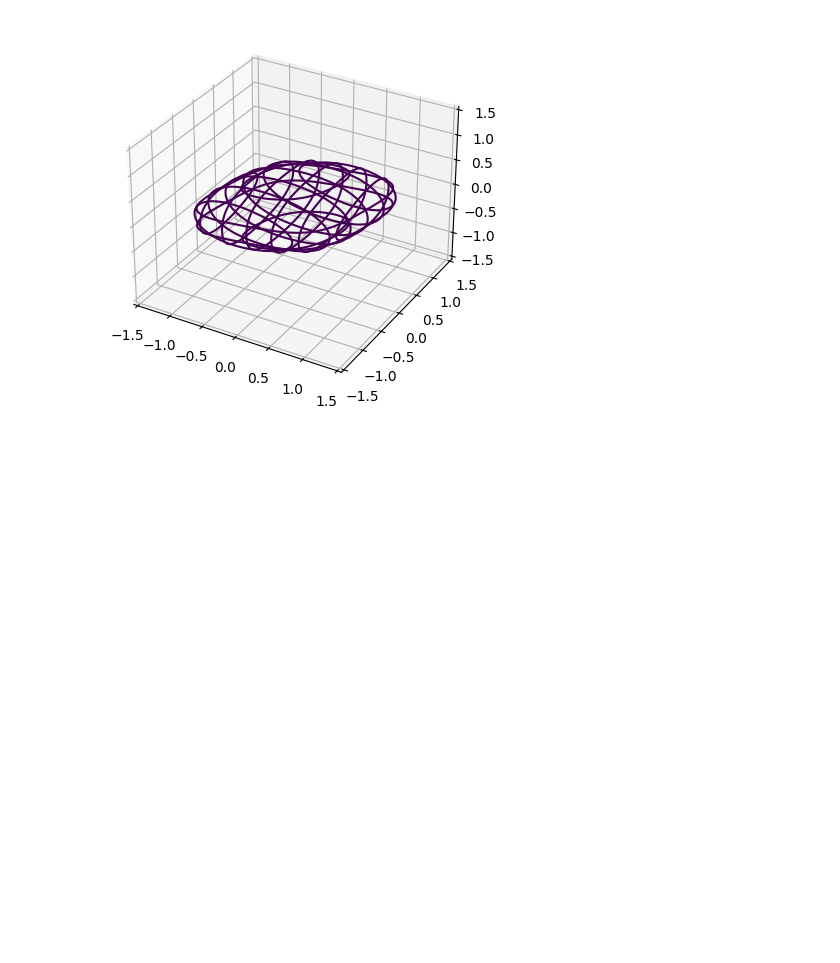
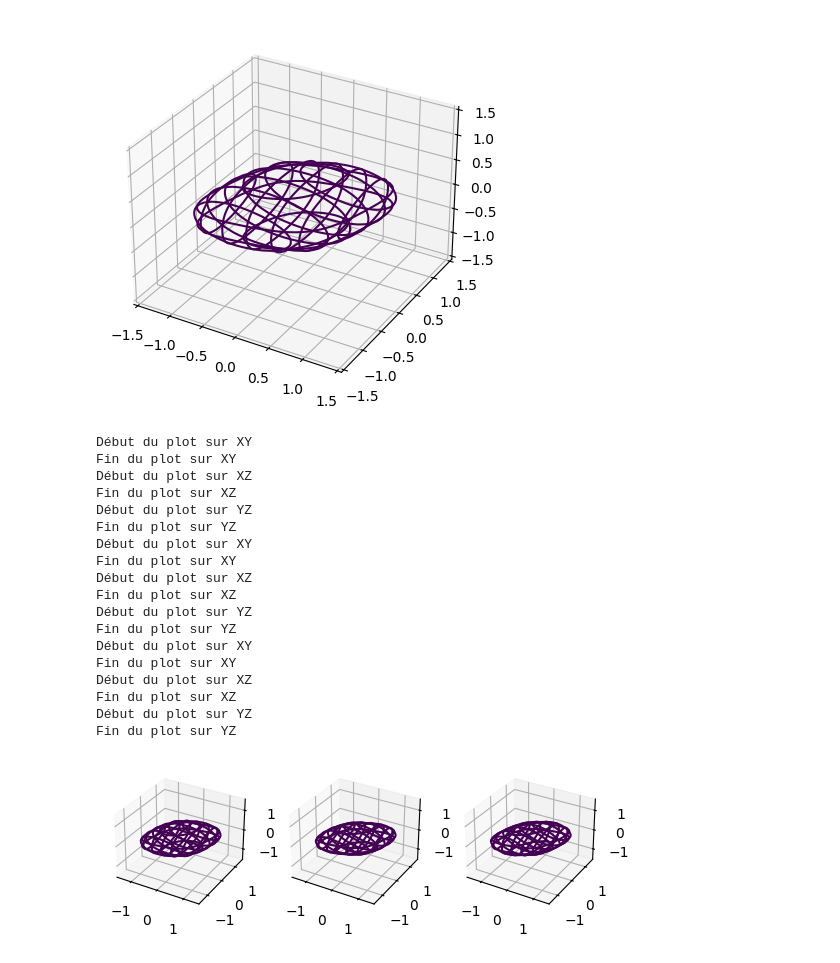
Before and after one commit to noberito/ethz, a Jupyter notebook: LAB_DATA/optimize_polyN.ipynb, the cells around one changed output. Drawn from its saved outputs; the diff is of its cells as text; code cells hidden in the pictures; blank space fills up the shorter version.

```diff
--- a/LAB_DATA/optimize_polyN.ipynb
+++ b/LAB_DATA/optimize_polyN.ipynb
@@ -471,9 +473,9 @@ def optiCoeff(data, degree, weigth_exp):
     print("Sans contraintes : J =", J_val)
     print("Avec contraintes : J =", J_val_fin)
 
-    return(X_scaler.inverse_transform(a)[0])
+    return(X_scaler.inverse_transform(a)[0], a_test)
 
-coeff = optiCoeff(data, degree, weigth_exp)
+coeff, coeff_noc = optiCoeff(data, degree, weigth_exp)
 # %% [output]
 22
 Optimisation en cours
@@ -643,6 +645,82 @@ Fin du plot sur XZ
 Début du plot sur YZ
 Fin du plot sur YZ
 [figure]
+# %%
+def plot_implicit_coeff(coeff, bbox=(-1.5,1.5)):
+    ''' create a plot of an implicit function
+    fn  ...implicit function (plot where fn==0)
+    bbox ..the x,y,and z limits of plotted interval'''
+
+    xmin, xmax, ymin, ymax, zmin, zmax = bbox*3
+    fig, ax = plt.subplots(nrows = 1, ncols = 3, subplot_kw={"projection":"3d"})
+    A = np.linspace(xmin, xmax, 50) # resolution of the contour
+    B = np.linspace(xmin, xmax, 10) # number of slices
+    A1,A2 = np.meshgrid(A,A) # grid on which the contour is plotted
+
+    def f(S):
+        return polyN(S, coeff)
+
+    for i in range(3):
+
+        if i == 0:
+            f_plane = lambda x, y, z : f(np.array([x, y, 0, z, 0, 0]))
+        elif i == 1:
+            f_plane = lambda x, y, z : f(np.array([x, y, 0, 0, z, 0]))
+        else :
+            f_plane = lambda x, y, z : f(np.array([x, y, 0, 0, 0, z]))
+
+        f_plane = np.vectorize(f_plane)
+
+        print("Début du plot sur XY")
+        for z in B: # plot contours in the XY plane
+            X,Y = A1,A2
+            Z = f_plane(X,Y,z) - 1
+            ax[i].contour(X, Y, Z+z, [z], zdir='z')
+            # [z] defines the only level to plot for this contour for this value of z
+        print("Fin du plot sur XY")
+        print("Début du plot sur XZ")
+        for y in B: # plot contours in the XZ plane
+            X,Z = A1,A2
+            Y = f_plane(X,y,Z) - 1
+            ax[i].contour(X, Y+y, Z, [y], zdir='y')
+
+        print("Fin du plot sur XZ")
+        print("Début du plot sur YZ")
+        for x in B: # plot contours in the YZ plane
+            Y,Z = A1,A2
+            X = f_plane(x,Y,Z) - 1
+            ax[i].contour(X+x, Y, Z, [x], zdir='x')
+        print("Fin du plot sur YZ")
+        # must set plot limits because the contour will likely extend
+        # way beyond the displayed level.  Otherwise matplotlib extends the plot limits
+        # to encompass all values in the contour.
+        ax[i].set_zlim3d(zmin,zmax)
+        ax[i].set_xlim3d(xmin,xmax)
+        ax[i].set_ylim3d(ymin,ymax)
+
+    plt.show()
+
+plot_implicit_coeff(coeff)
+# %% [output]
+Début du plot sur XY
+Fin du plot sur XY
+Début du plot sur XZ
+Fin du plot sur XZ
+Début du plot sur YZ
+Fin du plot sur YZ
+Début du plot sur XY
+Fin du plot sur XY
+Début du plot sur XZ
+Fin du plot sur XZ
+Début du plot sur YZ
+Fin du plot sur YZ
+Début du plot sur XY
+Fin du plot sur XY
+Début du plot sur XZ
+Fin du plot sur XZ
+Début du plot sur YZ
+Fin du plot sur YZ
+[figure, added]
 # %%
 """-------------------------------------------------OUTPUT---------------------------------------------------------------------------------------------"""
 def write_coeff_user(coeff, protomodel, degree, material, nb_virtual_pt):
```
Also changed, not shown: parts of 6 cells of this notebook, 3 other files.
